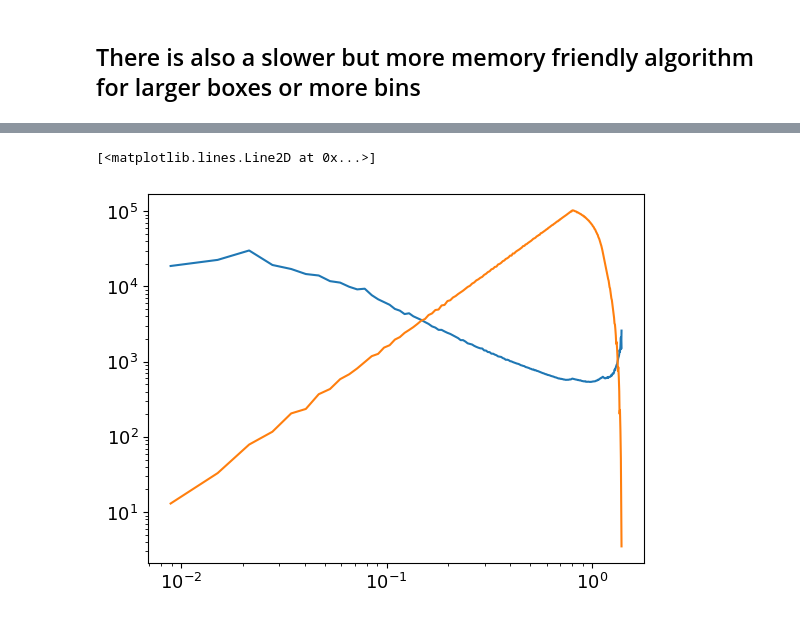
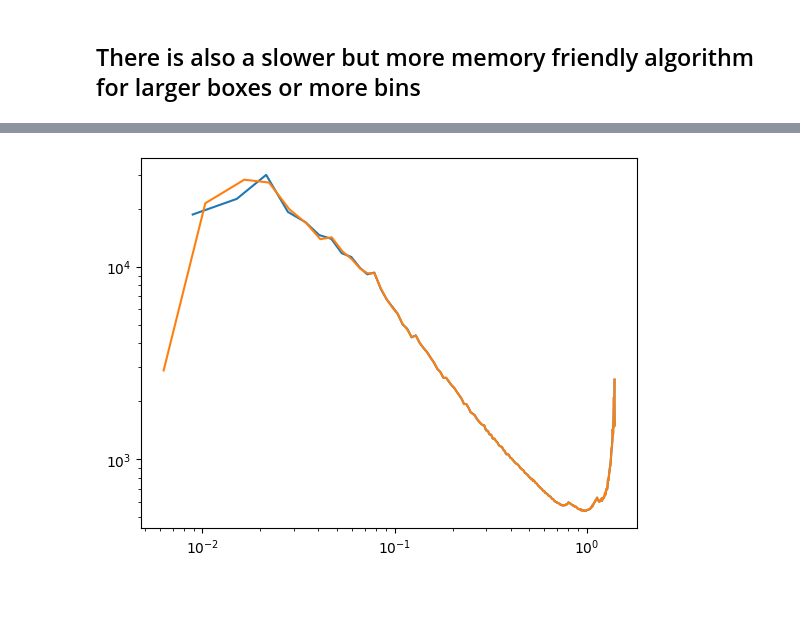
Before and after one commit to tsfloss/BFast, a Jupyter notebook: example_notebook.ipynb, the cells around one changed output, grey strips where cells are left out. Drawn from its saved outputs; the diff is of its cells as text; code cells hidden in the pictures; blank space fills up the shorter version.

```diff
--- a/example_notebook.ipynb
+++ b/example_notebook.ipynb
@@ -3,13 +18,8 @@ import os
 os.environ['CUDA_VISIBLE_DEVICES'] = '0'
 
 import BFast
-import matplotlib
 import numpy as np
 import matplotlib.pyplot as plt
-
-%matplotlib inline
-plt.rcParams.update({'font.size': 13})
-
 import jax
 jax.device_count()
 # %% [output]
@@ -94,8 +134,11 @@ Pk(delta, BoxSize, MAS=None, left_inclusive=True)
         An array of shape (Nbins,3) containing the power spectrum and related information.
         The columns contain: {mean k of the bin, P(k1), number of modes in bin}
 # %%
-%time Pks = BFast.Pk(df,1000.,MAS='PCS')
+Pks_32_left = BFast.Pk(df,1000.,MAS='PCS',left_inclusive=True,precision='float32')
+Pks_32_right = BFast.Pk(df,1000.,MAS='PCS',left_inclusive=False,precision='float32')
+Pks_64_left = BFast.Pk(df,1000.,MAS='PCS',left_inclusive=True,precision='float64')
+Pks_64_right = BFast.Pk(df,1000.,MAS='PCS',left_inclusive=False,precision='float64')
 
-plt.loglog(Pks[:,0],Pks[:,1])
-plt.loglog(Pks[:,0],Pks[:,2]) #these are the number of pairs in a bin
+plt.loglog(Pks_32_left[:,0],Pks_32_left[:,1])
+plt.loglog(Pks_32_right[:,0],Pks_32_right[:,1])
 # %% [output]
@@ -104,2 +146 @@ Wall time: 3.31 s
-[<matplotlib.lines.Line2D at 0x...>]
-[figure, old version]
+[figure, new version]
```
Also changed, not shown: parts of 18 cells of this notebook, 8 other files.
